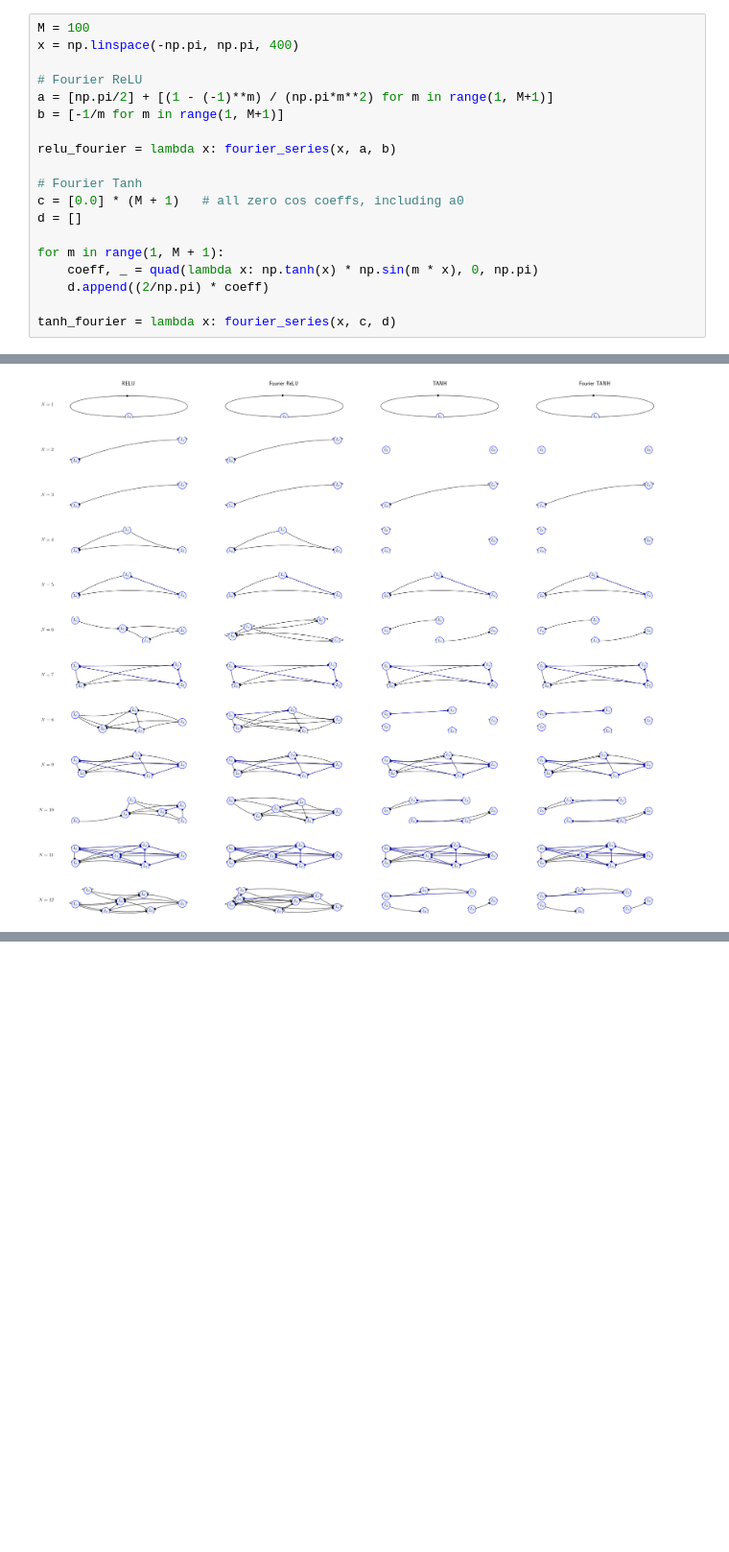
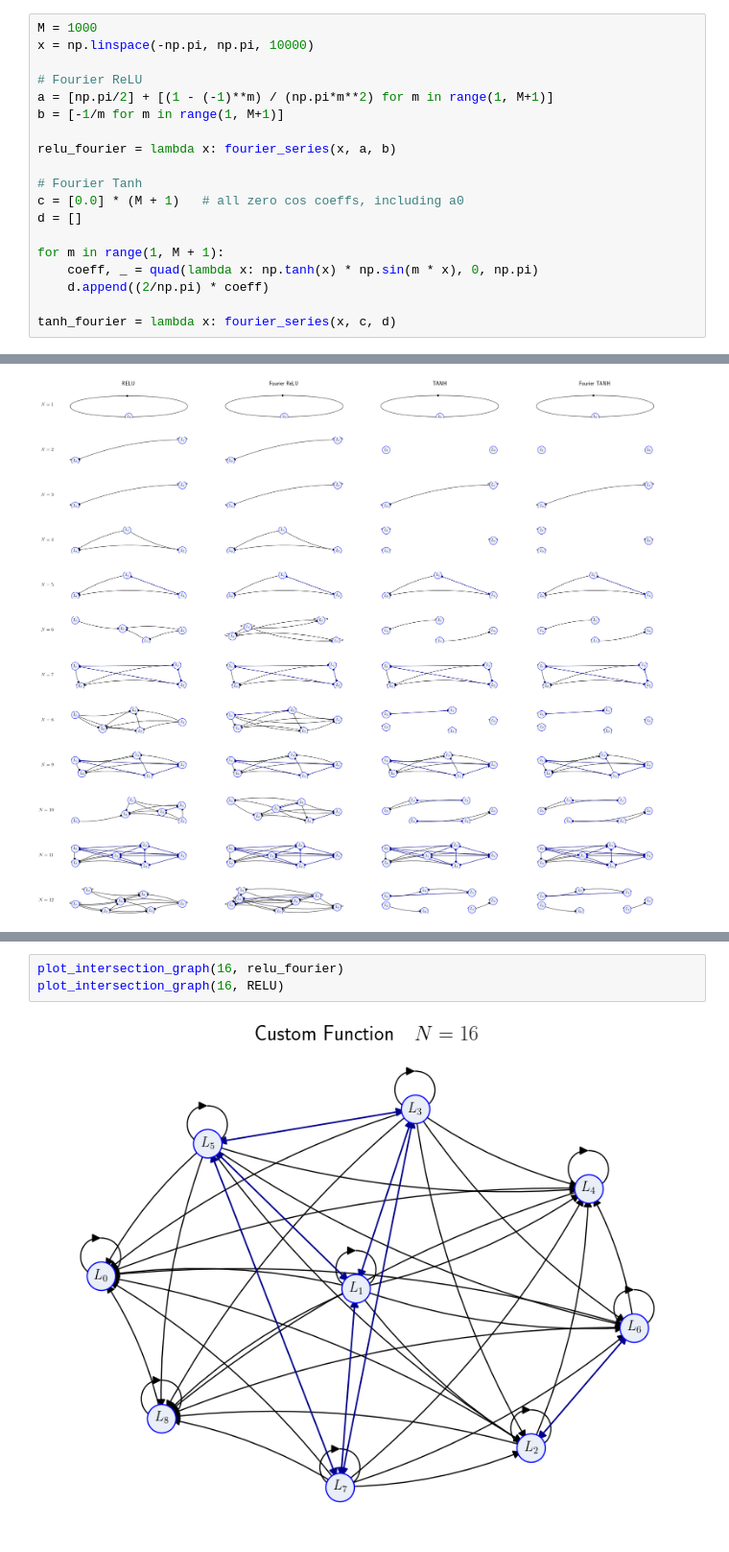
Before and after one commit to ManiShayestehfar/Masters, a Jupyter notebook: equivarient_NN/c_n.ipynb, the cells around one changed output, grey strips where cells are left out. Shown: that part at 96% size. Cells and saved outputs as stored; diff of their text form; blank space fills up the shorter version.

```diff
--- a/equivarient_NN/c_n.ipynb
+++ b/equivarient_NN/c_n.ipynb
@@ -202,8 +202,8 @@ def fourier_series(x, a_coeffs, b_coeffs=None):
 # %% [markdown]
 ## Fourier ReLU & Tanh
 # %%
-M = 100
-x = np.linspace(-np.pi, np.pi, 400)
+M = 1000
+x = np.linspace(-np.pi, np.pi, 10000)
 
 # Fourier ReLU
 a = [np.pi/2] + [(1 - (-1)**m) / (np.pi*m**2) for m in range(1, M+1)]
@@ -304,0 +348,5 @@ set(calculate_block(n, relu_fourier).keys()) - set(calculate_block(n, RELU).keys
+# %%
+plot_intersection_graph(16, relu_fourier)
+plot_intersection_graph(16, RELU)
+# %% [output]
+[figure, added]
```
Also changed, not shown: parts of 4 cells of this notebook.
